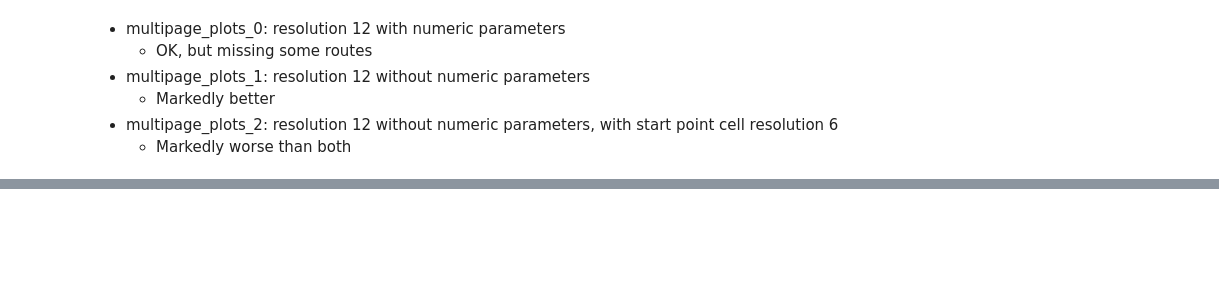
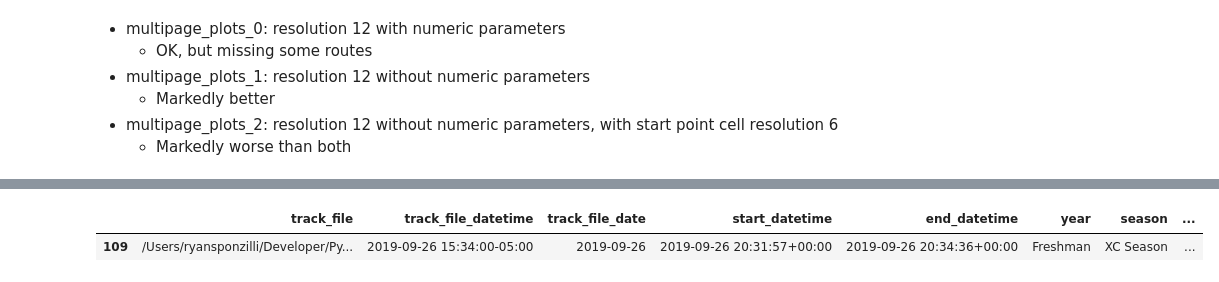
Before and after one commit to ryguy2k4/xc-routes, a Jupyter notebook: notebooks/route_clustering.ipynb, the cells around one changed output, grey strips where cells are left out. Saved outputs shown, nothing was run; the diff lists cells and outputs as text; code cells hidden in the pictures; blank space fills up the shorter version.

```diff
--- a/notebooks/route_clustering.ipynb
+++ b/notebooks/route_clustering.ipynb
@@ -211,3 +186,8 @@ with PdfPages('multipage_plots.pdf') as pdf:
             page_num += 1
             pdf.savefig(fig)
             plt.close(fig)
+# %%
+df_tracks.loc[df_tracks['track_file_datetime'] == "2019-09-26 15:34:00-05:00"]
+# %% [output]
+|  | track_file | track_file_datetime | track_file_date | start_datetime | end_datetime | year | season | ... |
+| 109 | /Users/ryansponzilli/Developer/Py... | 2019-09-26 15:34:00-05:00 | 2019-09-26 | 2019-09-26 20:31:57+00:00 | 2019-09-26 20:34:36+00:00 | Freshman | XC Season | ... |
```
Also changed, not shown: parts of 8 cells of this notebook, 38 other files.
